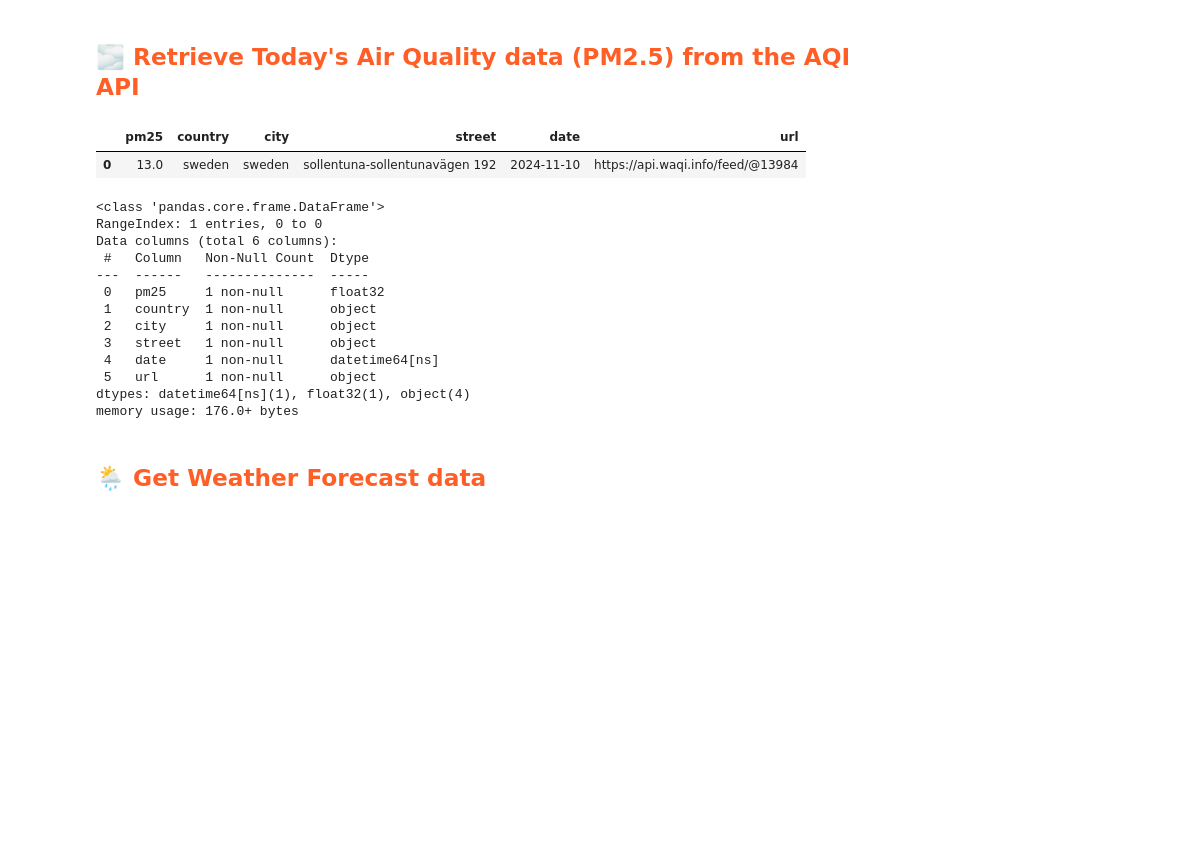
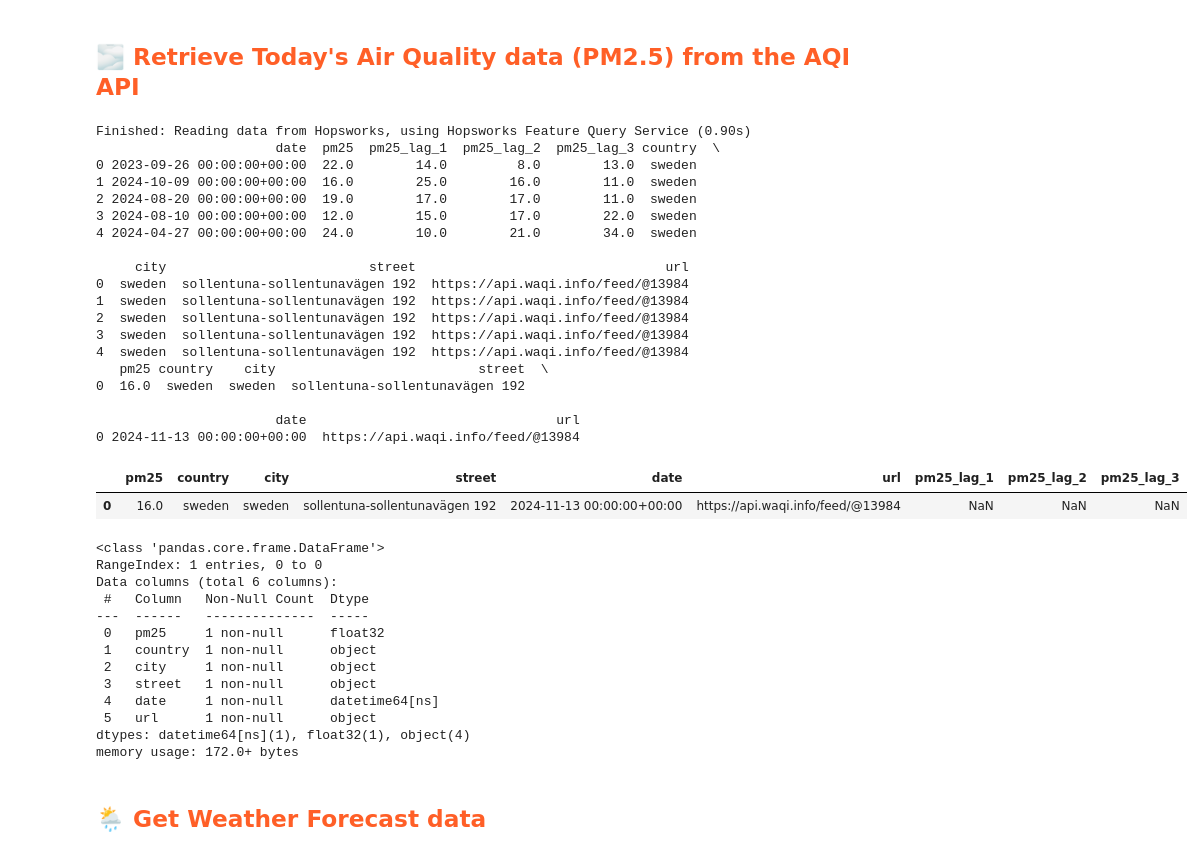
Before and after one commit to featurestorebook/mlfs-book, a Jupyter notebook: notebooks/ch03/2_air_quality_feature_pipeline.ipynb, the cells around one changed output. Drawn from its saved outputs; the diff is of its cells as text; code cells hidden in the pictures; blank space fills up the shorter version.

Commit message:
read from csv with scraping

```diff
--- a/notebooks/ch03/2_air_quality_feature_pipeline.ipynb
+++ b/notebooks/ch03/2_air_quality_feature_pipeline.ipynb
@@ -81,12 +81,41 @@ weather_fg = fs.get_feature_group(
 # %%
 import requests
 import pandas as pd
+# Read the air quality feature group into a pandas dataframe
+air_quality_df = air_quality_fg.read()
+print(air_quality_df.iloc[-1])
 
 aq_today_df = util.get_pm25(aqicn_url, country, city, street, today, AQI_API_KEY)
+# Convert the date column to include timezone information
+aq_today_df['date'] = pd.to_datetime(aq_today_df['date'], utc=True)
+print(aq_today_df)
+
+# Merge the lag columns into the aq_today_df
+aq_today_df = aq_today_df.merge(air_quality_df[['date', 'pm25_lag_1', 'pm25_lag_2', 'pm25_lag_3']], on='date', how='left')
+
 aq_today_df
 # %% [output]
+Finished: Reading data from Hopsworks, using Hopsworks Feature Query Service (0.90s)
+                       date  pm25  pm25_lag_1  pm25_lag_2  pm25_lag_3 country  \
+0 2023-09-26 00:00:00+00:00  22.0        14.0         8.0        13.0  sweden
+1 2024-10-09 00:00:00+00:00  16.0        25.0        16.0        11.0  sweden
+2 2024-08-20 00:00:00+00:00  19.0        17.0        17.0        11.0  sweden
+3 2024-08-10 00:00:00+00:00  12.0        15.0        17.0        22.0  sweden
+4 2024-04-27 00:00:00+00:00  24.0        10.0        21.0        34.0  sweden
+
+     city                          street                                url
+0  sweden  sollentuna-sollentunavägen 192  https://api.waqi.info/feed/@13984
+1  sweden  sollentuna-sollentunavägen 192  https://api.waqi.info/feed/@13984
+2  sweden  sollentuna-sollentunavägen 192  https://api.waqi.info/feed/@13984
+3  sweden  sollentuna-sollentunavägen 192  https://api.waqi.info/feed/@13984
+4  sweden  sollentuna-sollentunavägen 192  https://api.waqi.info/feed/@13984
+   pm25 country    city                          street  \
+0  16.0  sweden  sweden  sollentuna-sollentunavägen 192
+
+                       date                                url
+0 2024-11-13 00:00:00+00:00  https://api.waqi.info/feed/@13984
-|  | pm25 | country | city | street | date | url |
-| 0 | 13.0 | sweden | sweden | sollentuna-sollentunavägen 192 | 2024-11-10 | https://api.waqi.info/feed/@13984 |
+|  | pm25 | country | city | street | date | url | pm25_lag_1 | pm25_lag_2 | pm25_lag_3 |
+| 0 | 16.0 | sweden | sweden | sollentuna-sollentunavägen 192 | 2024-11-13 00:00:00+00:00 | https://api.waqi.info/feed/@13984 | NaN | NaN | NaN |
 # %%
 aq_today_df.info()
 # %% [output]
@@ -102,7 +131,7 @@ Data columns (total 6 columns):
  4   date     1 non-null      datetime64[ns]
  5   url      1 non-null      object
 dtypes: datetime64[ns](1), float32(1), object(4)
-memory usage: 176.0+ bytes
+memory usage: 172.0+ bytes
 # %% [markdown]
 ## <span style='color:#ff5f27'> 🌦 Get Weather Forecast data</span>
 # %%
```
Also changed, not shown: parts of 5 cells of this notebook, 10 other files.
